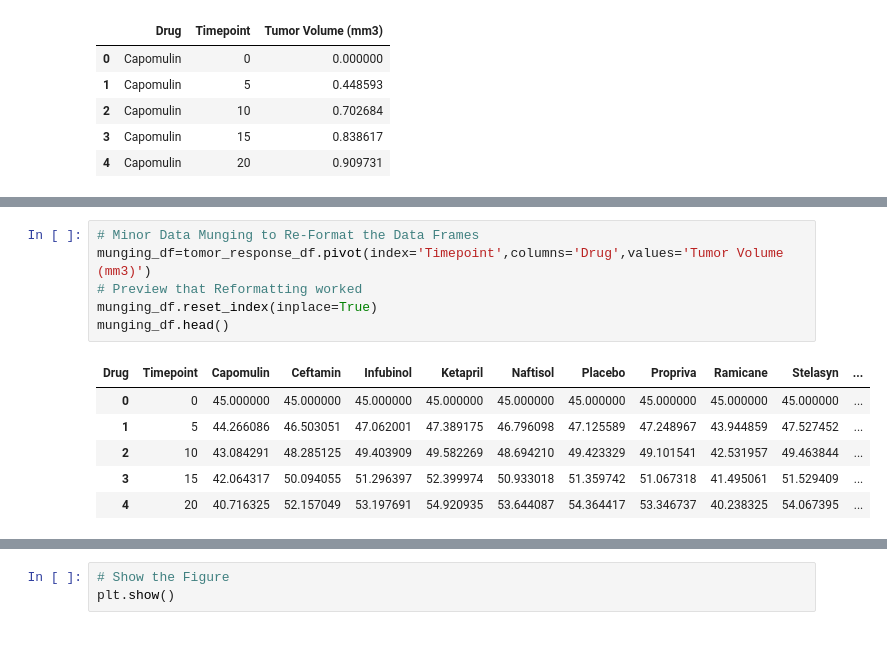
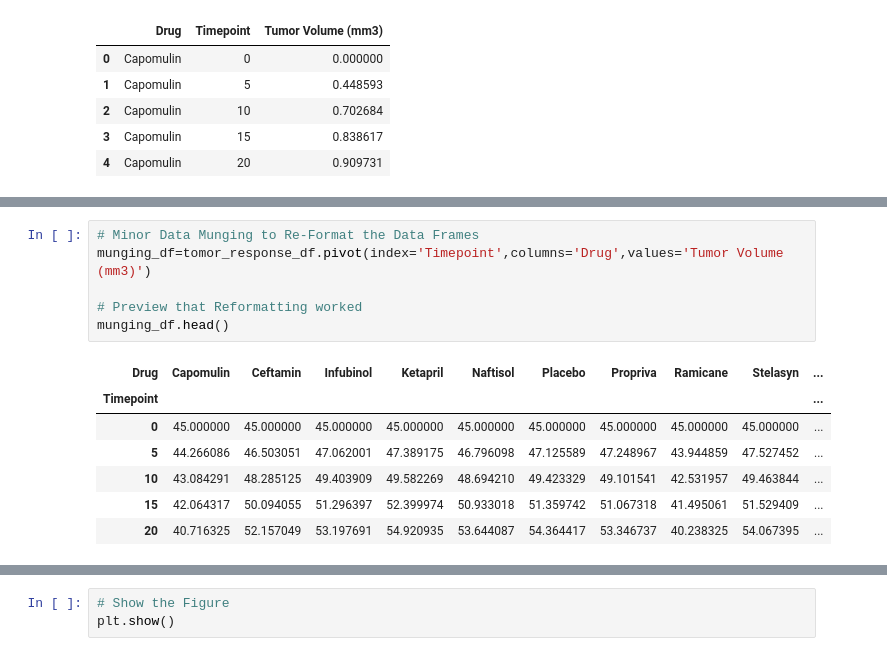
Before and after one commit to nilamroy2/Matplotlib-HomeWork, a Jupyter notebook: Homework/Matplotlib-HomeWork/Homework/Instructions/Pymaceuticals/pymaceuticals_starter-Copy1.ipynb, the cells around one changed output, grey strips where cells are left out. Cells and saved outputs as stored; diff of their text form.

```diff
--- a/Homework/Matplotlib-HomeWork/Homework/Instructions/Pymaceuticals/pymaceuticals_starter-Copy1.ipynb
+++ b/Homework/Matplotlib-HomeWork/Homework/Instructions/Pymaceuticals/pymaceuticals_starter-Copy1.ipynb
@@ -71,15 +80,16 @@ response_df_new.head()
 # %%
 # Minor Data Munging to Re-Format the Data Frames
 munging_df=tomor_response_df.pivot(index='Timepoint',columns='Drug',values='Tumor Volume (mm3)')
+
 # Preview that Reformatting worked
-munging_df.reset_index(inplace=True)
 munging_df.head()
 # %% [output]
-| Drug | Timepoint | Capomulin | Ceftamin | Infubinol | Ketapril | Naftisol | Placebo | Propriva | Ramicane | Stelasyn | ... |
-| 0 | 0 | 45.000000 | 45.000000 | 45.000000 | 45.000000 | 45.000000 | 45.000000 | 45.000000 | 45.000000 | 45.000000 | ... |
-| 1 | 5 | 44.266086 | 46.503051 | 47.062001 | 47.389175 | 46.796098 | 47.125589 | 47.248967 | 43.944859 | 47.527452 | ... |
-| 2 | 10 | 43.084291 | 48.285125 | 49.403909 | 49.582269 | 48.694210 | 49.423329 | 49.101541 | 42.531957 | 49.463844 | ... |
-| 3 | 15 | 42.064317 | 50.094055 | 51.296397 | 52.399974 | 50.933018 | 51.359742 | 51.067318 | 41.495061 | 51.529409 | ... |
-| 4 | 20 | 40.716325 | 52.157049 | 53.197691 | 54.920935 | 53.644087 | 54.364417 | 53.346737 | 40.238325 | 54.067395 | ... |
+| Drug | Capomulin | Ceftamin | Infubinol | Ketapril | Naftisol | Placebo | Propriva | Ramicane | Stelasyn | ... |
+| Timepoint |  |  |  |  |  |  |  |  |  | ... |
+| 0 | 45.000000 | 45.000000 | 45.000000 | 45.000000 | 45.000000 | 45.000000 | 45.000000 | 45.000000 | 45.000000 | ... |
+| 5 | 44.266086 | 46.503051 | 47.062001 | 47.389175 | 46.796098 | 47.125589 | 47.248967 | 43.944859 | 47.527452 | ... |
+| 10 | 43.084291 | 48.285125 | 49.403909 | 49.582269 | 48.694210 | 49.423329 | 49.101541 | 42.531957 | 49.463844 | ... |
+| 15 | 42.064317 | 50.094055 | 51.296397 | 52.399974 | 50.933018 | 51.359742 | 51.067318 | 41.495061 | 51.529409 | ... |
+| 20 | 40.716325 | 52.157049 | 53.197691 | 54.920935 | 53.644087 | 54.364417 | 53.346737 | 40.238325 | 54.067395 | ... |
 # %%
 # Generate the Plot (with Error Bars)
```
Also changed, not shown: parts of 3 cells of this notebook, 7 other files.
